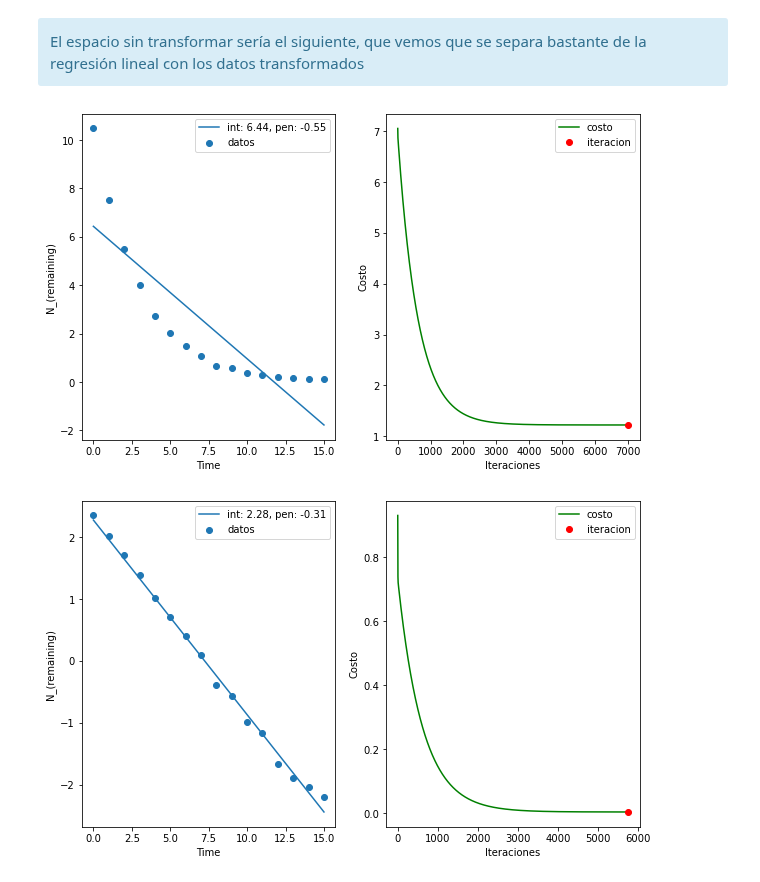
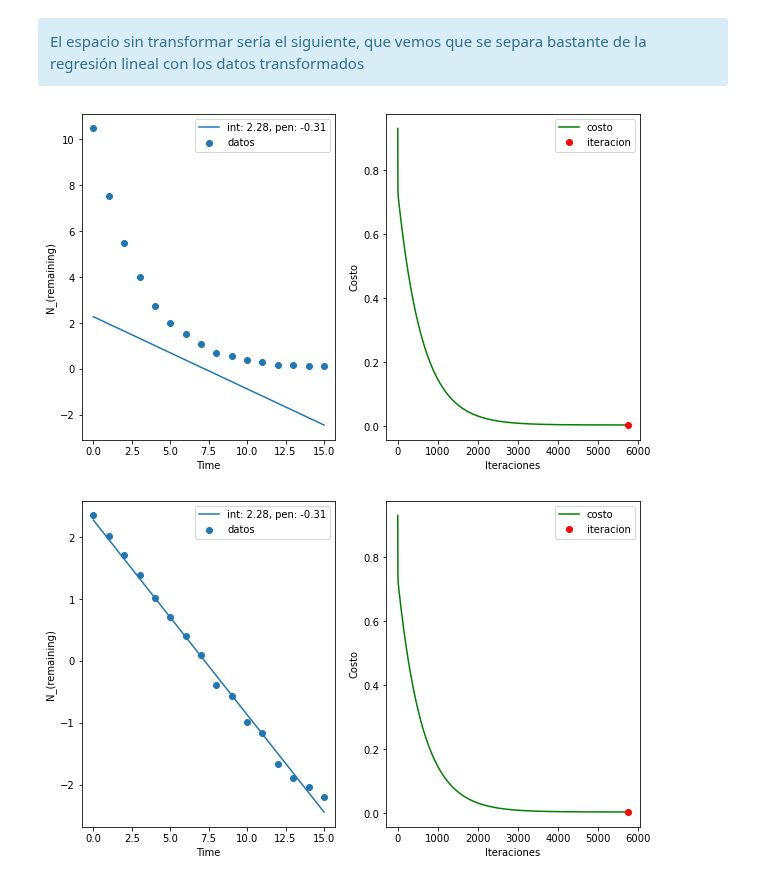
Before and after one commit to Skalas/Matematicas-Computacionales-fall2021, a Jupyter notebook: alumnos/Buebito/Tarea 1/Tarea1_RodrigoUribe_CopiaDeLaOriginal.ipynb, the cells around one changed output. Saved outputs shown, nothing was run; the diff lists cells and outputs as text; code cells hidden in the pictures.

```diff
--- a/alumnos/Buebito/Tarea 1/Tarea1_RodrigoUribe_CopiaDeLaOriginal.ipynb
+++ b/alumnos/Buebito/Tarea 1/Tarea1_RodrigoUribe_CopiaDeLaOriginal.ipynb
@@ -49,7 +49,7 @@ class RegresionLineal:
         Xt = x.reshape(x.shape[0], 1)
         Xt = np.concatenate((unos, Xt), axis=1)
 
-        i = 0
+        self.i = 0
         prep_J = 0
         m, n = Xt.shape
         self.beta = np.zeros(n)
@@ -69,7 +69,7 @@ class RegresionLineal:
 
             self.historia['costo'].append(J)
             self.historia['beta'].append(self.beta)
-            i += 1
+            self.i += 1
 
     def hipotesis(self, x):
         return np.dot(x, self.beta)
@@ -233,0 +254,5 @@ plt.show()
+# %%
+fig = plt.figure()
+ax=plt.axes(projection='3d')
+ax.contour3D(B0,B1,C,50)
+plt.show()
@@ -534,8 +589,8 @@ El espacio sin transformar sería el siguiente, que vemos que se separa bastante
 </div>
 # %%
 #Aplicamos los valores sin aplicar la linealización
-plotModelo5(rdX,rdY, RDT, 7015)
+plotModelo5(rdX,rdY, RD, 5754)
 plotModelo5(X5,Y5, RD, 5754)
 # %% [output]
-[figure, old version]
+[figure, new version]
 [figure]
```
Also changed, not shown: parts of 12 cells of this notebook.
